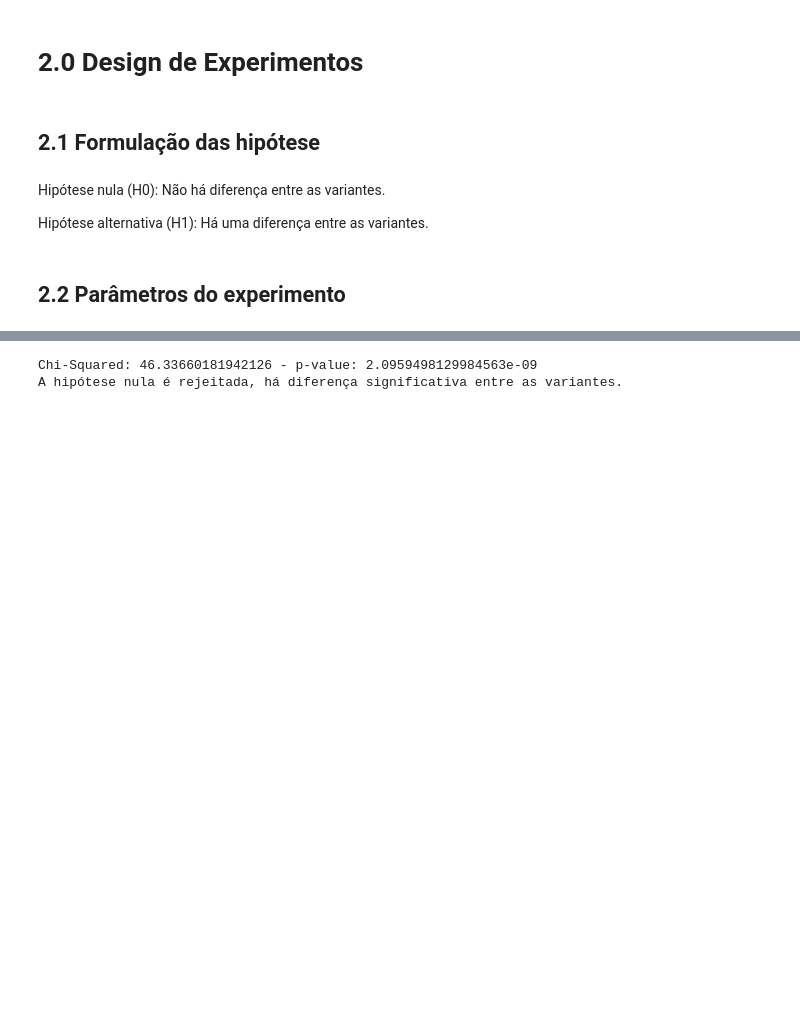
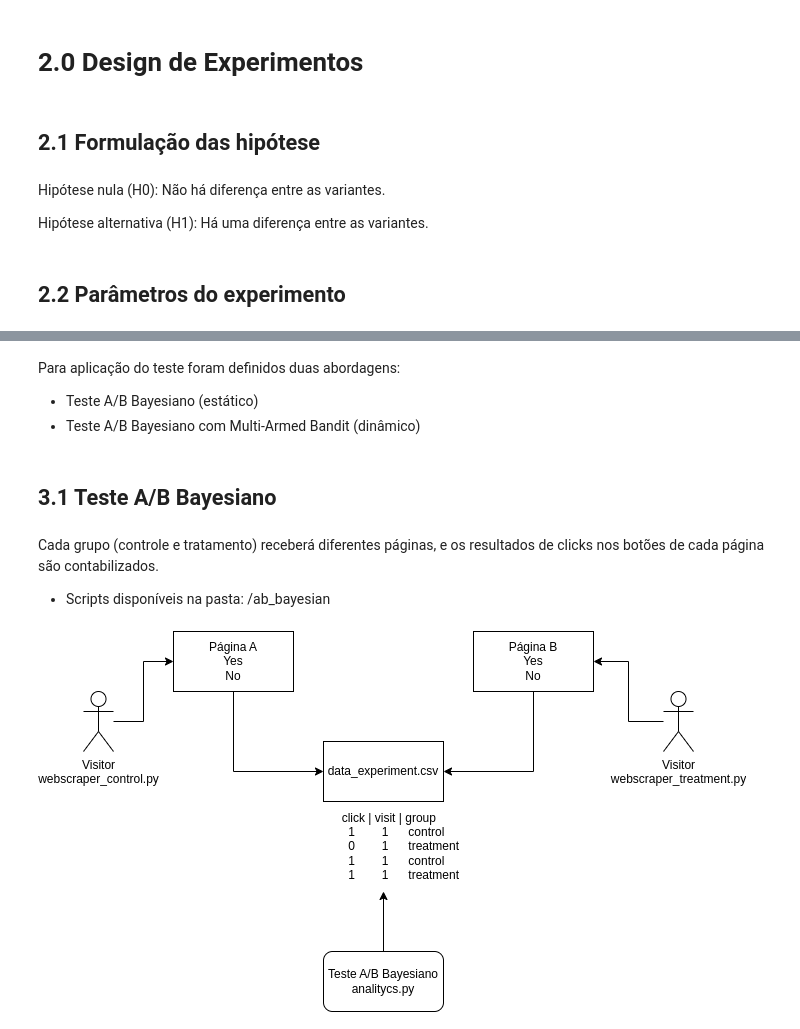
Before and after one commit to matheusventurads/ab-test, a Jupyter notebook: teste_bayesiano.ipynb, the cells around one changed output, grey strips where cells are left out. Drawn from its saved outputs; the diff is of its cells as text; code cells hidden in the pictures; blank space fills up the shorter version.

```diff
--- a/teste_bayesiano.ipynb
+++ b/teste_bayesiano.ipynb
@@ -130,11 +70,13 @@ df = df.set_index('variant')
-# %%
-chi2, pvalue, dof, expected = stats.chi2_contingency(df)
-print(f'Chi-Squared: {chi2} - p-value: {pvalue}')
-
-if pvalue < alpha:
-    print(f'A hipótese nula é rejeitada, há diferença significativa entre as variantes.')
-else:
-    print('Não há dados suficientes para rejeitar a hipótese nula.')
-# %% [output]
-Chi-Squared: 46.33660181942126 - p-value: 2.0959498129984563e-09
-A hipótese nula é rejeitada, há diferença significativa entre as variantes.
+# %% [markdown]
+Para aplicação do teste foram definidos duas abordagens:
+- Teste A/B Bayesiano (estático)
+- Teste A/B Bayesiano com Multi-Armed Bandit (dinâmico)
+# %% [markdown]
+## 3.1 Teste A/B Bayesiano
+# %% [markdown]
+Cada grupo (controle e tratamento) receberá diferentes páginas, e os resultados de clicks nos botões de cada página são contabilizados.
+- Scripts disponíveis na pasta: /ab_bayesian
+# %%
+Image('img/fluxograma_teste_AB.png')
+# %% [output]
+[figure, added]
```
Also changed, not shown: parts of 36 cells of this notebook, 1 other file.
